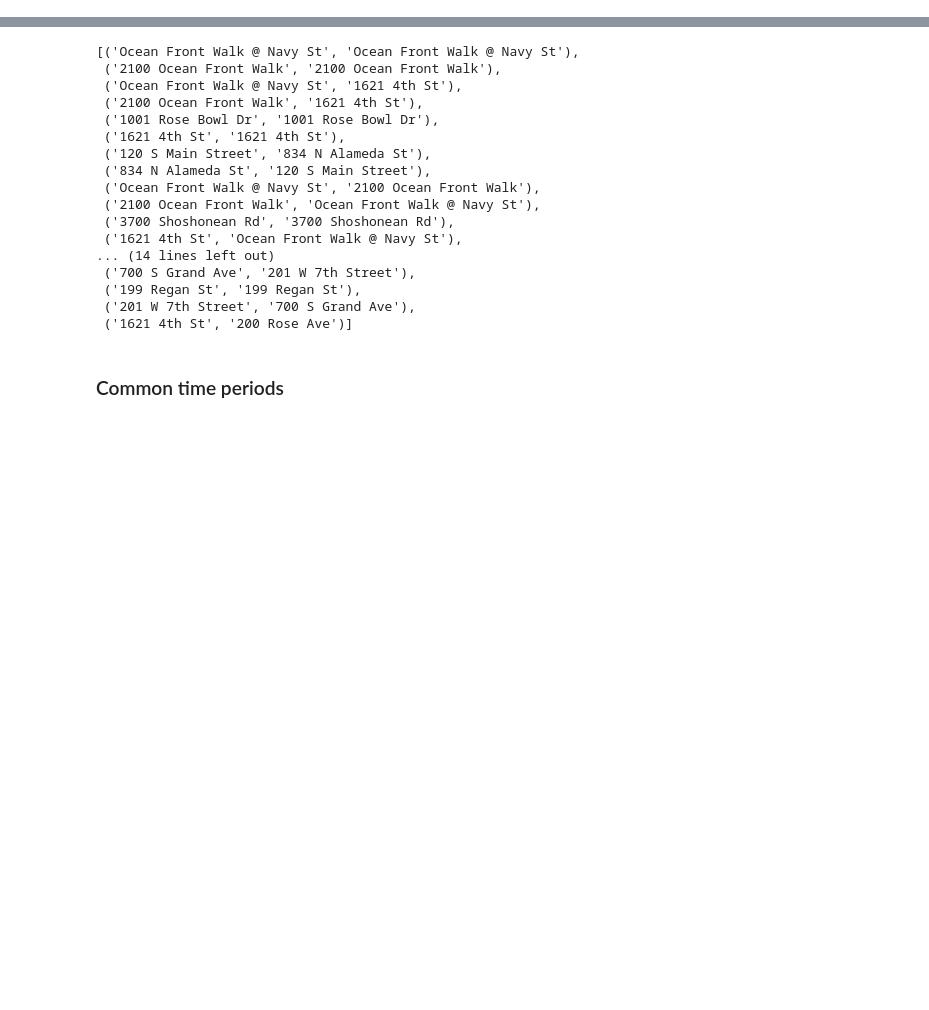
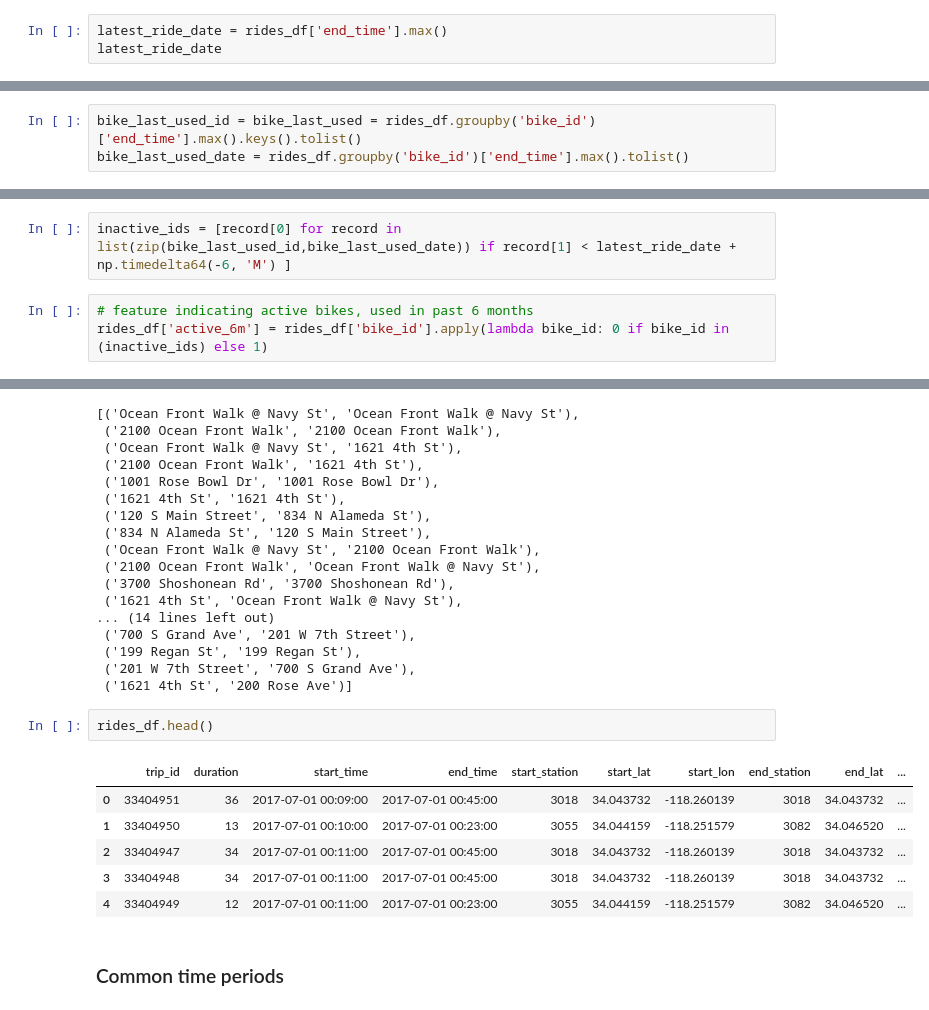
Before and after one commit to finnqiao/la_metro_bikeshare_data, a Jupyter notebook: notebooks/1.0-la-bikeshare.ipynb, the cells around one changed output, grey strips where cells are left out. Cells and saved outputs as stored; diff of their text form; blank space fills up the shorter version.

Commit message:
inactive bikes determined

```diff
--- a/notebooks/1.0-la-bikeshare.ipynb
+++ b/notebooks/1.0-la-bikeshare.ipynb
@@ -308,0 +322,3 @@ rides_df.shape
+# %%
+latest_ride_date = rides_df['end_time'].max()
+latest_ride_date
@@ -308,0 +327,3 @@ rides_df.shape
+# %%
+bike_last_used_id = bike_last_used = rides_df.groupby('bike_id')['end_time'].max().keys().tolist()
+bike_last_used_date = rides_df.groupby('bike_id')['end_time'].max().tolist()
@@ -308,0 +373,5 @@ rides_df.shape
+# %%
+inactive_ids = [record[0] for record in list(zip(bike_last_used_id,bike_last_used_date)) if record[1] < latest_ride_date + np.timedelta64(-6, 'M') ]
+# %%
+# feature indicating active bikes, used in past 6 months
+rides_df['active_6m'] = rides_df['bike_id'].apply(lambda bike_id: 0 if bike_id in (inactive_ids) else 1)
@@ -411,6 +503,15 @@ def get_pair_address(tup):
  ('199 Regan St', '199 Regan St'),
  ('201 W 7th Street', '700 S Grand Ave'),
  ('1621 4th St', '200 Rose Ave')]
+# %%
+rides_df.head()
+# %% [output]
+|  | trip_id | duration | start_time | end_time | start_station | start_lat | start_lon | end_station | end_lat | ... |
+| 0 | 33404951 | 36 | 2017-07-01 00:09:00 | 2017-07-01 00:45:00 | 3018 | 34.043732 | -118.260139 | 3018 | 34.043732 | ... |
+| 1 | 33404950 | 13 | 2017-07-01 00:10:00 | 2017-07-01 00:23:00 | 3055 | 34.044159 | -118.251579 | 3082 | 34.046520 | ... |
+| 2 | 33404947 | 34 | 2017-07-01 00:11:00 | 2017-07-01 00:45:00 | 3018 | 34.043732 | -118.260139 | 3018 | 34.043732 | ... |
+| 3 | 33404948 | 34 | 2017-07-01 00:11:00 | 2017-07-01 00:45:00 | 3018 | 34.043732 | -118.260139 | 3018 | 34.043732 | ... |
+| 4 | 33404949 | 12 | 2017-07-01 00:11:00 | 2017-07-01 00:23:00 | 3055 | 34.044159 | -118.251579 | 3082 | 34.046520 | ... |
 # %% [markdown]
 ### Common time periods
 # %% [markdown]
```
Also changed, not shown: parts of 10 cells of this notebook.
